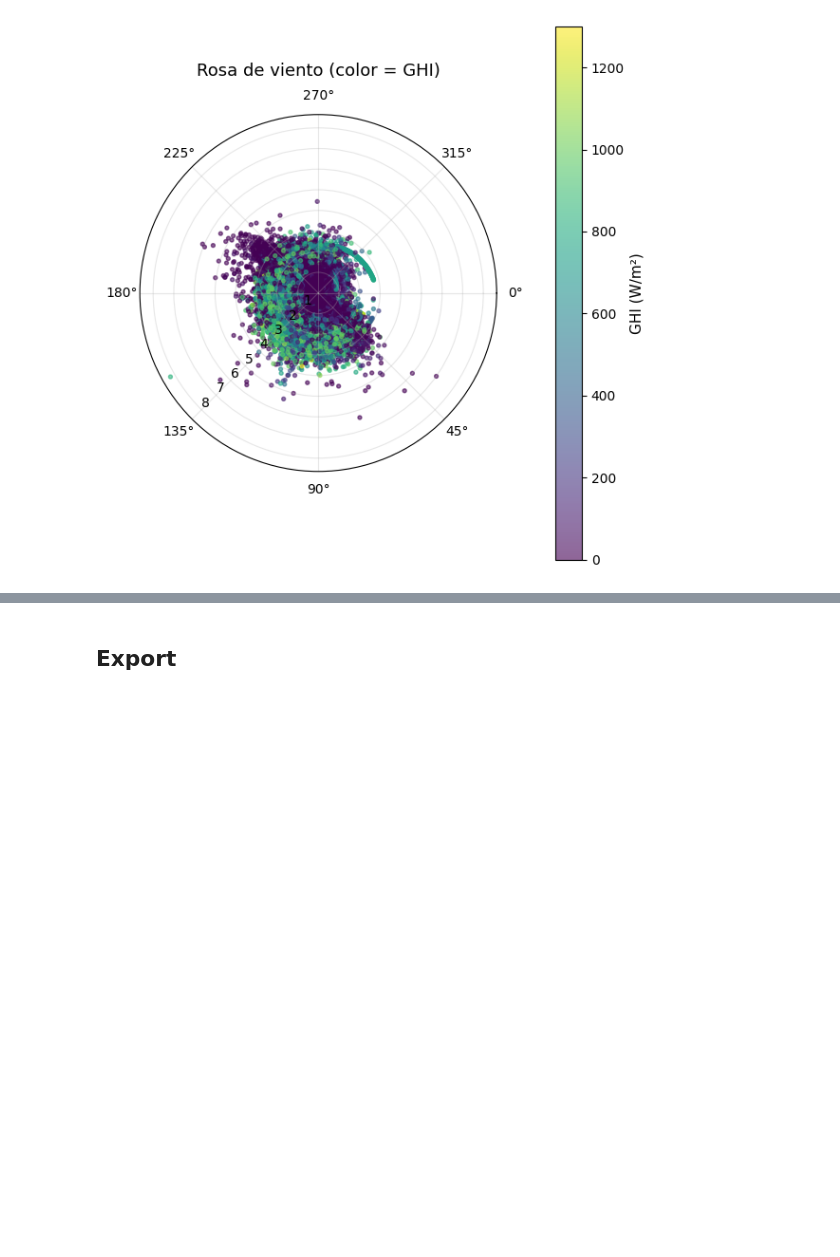
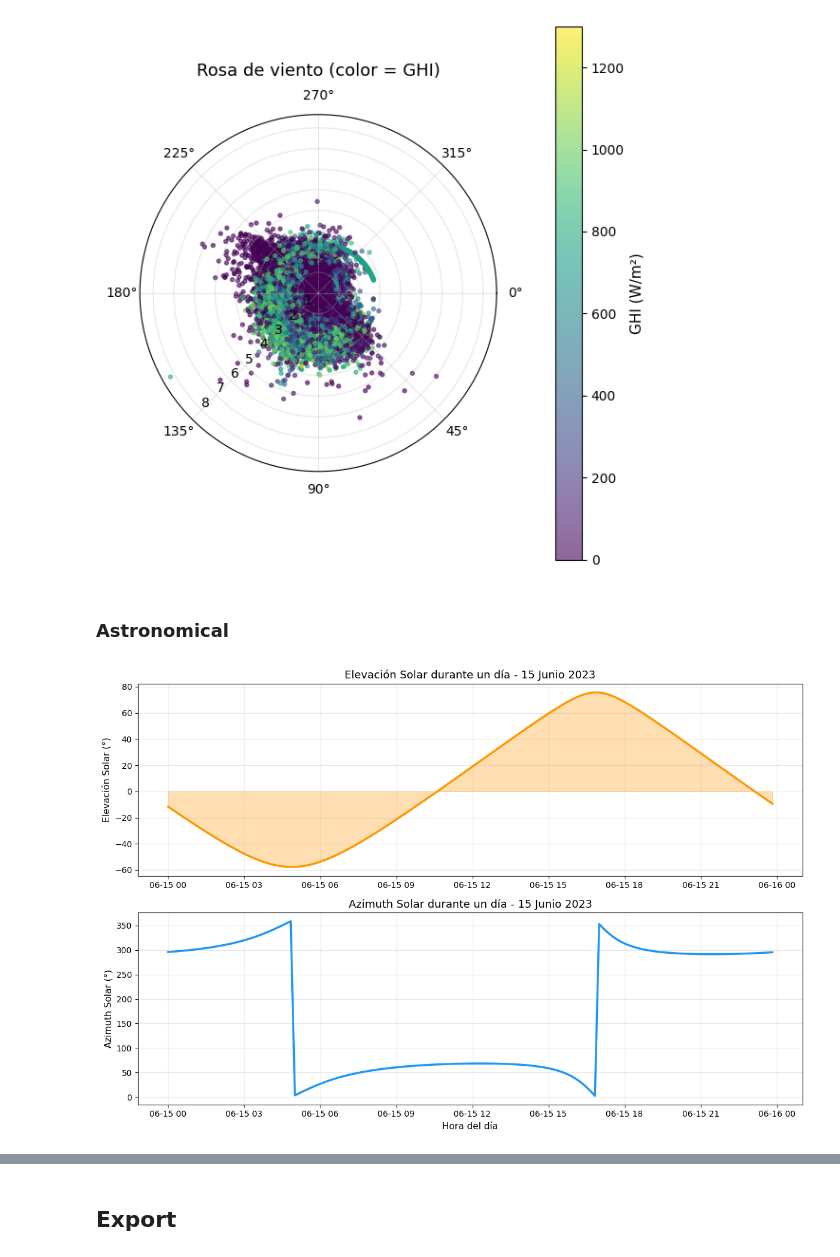
Before and after one commit to EstebanLN/solar-forecasting-colombia, a Jupyter notebook: notebooks/02_DataCleaning_FeatureEngineering.ipynb, the cells around one changed output, grey strips where cells are left out. Cells and saved outputs as stored; diff of their text form; code cells hidden in the pictures; blank space fills up the shorter version.

```diff
--- a/notebooks/02_DataCleaning_FeatureEngineering.ipynb
+++ b/notebooks/02_DataCleaning_FeatureEngineering.ipynb
@@ -289,3 +315,29 @@ fig.savefig(FIG_DIR / "wind_rose_scatter_ghi.png")
 plt.show()
 # %% [output]
 [figure]
+# %% [markdown]
+### Astronomical
+# %%
+un_dia = base['2023-06-15':'2023-06-15']  # Solsticio de verano
+
+fig, (ax1, ax2) = plt.subplots(2, 1, figsize=(12, 8))
+
+# Elevación solar
+ax1.plot(un_dia.index, un_dia['solar_elevation'], color='#FF9800', linewidth=2.5)
+ax1.fill_between(un_dia.index, 0, un_dia['solar_elevation'], alpha=0.3, color='#FF9800')
+ax1.set_ylabel('Elevación Solar (°)')
+ax1.set_title('Elevación Solar durante un día - 15 Junio 2023')
+ax1.grid(True, alpha=0.3)
+
+# Azimuth solar
+ax2.plot(un_dia.index, un_dia['solar_azimuth'], color='#2196F3', linewidth=2.5)
+ax2.set_ylabel('Azimuth Solar (°)')
+ax2.set_xlabel('Hora del día')
+ax2.set_title('Azimuth Solar durante un día - 15 Junio 2023')
+ax2.grid(True, alpha=0.3)
+
+plt.tight_layout()
+# plt.savefig(FIG_DIR / "solar_position_daily.png", dpi=300, bbox_inches='tight')
+plt.show()
+# %% [output]
+[figure, added]
```
Also changed, not shown: parts of 17 cells of this notebook, 2 other files.
